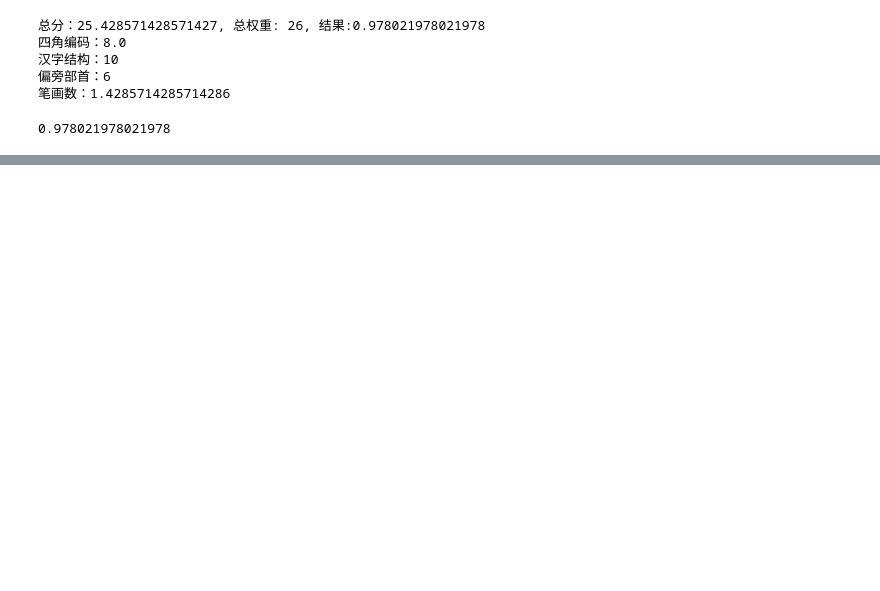
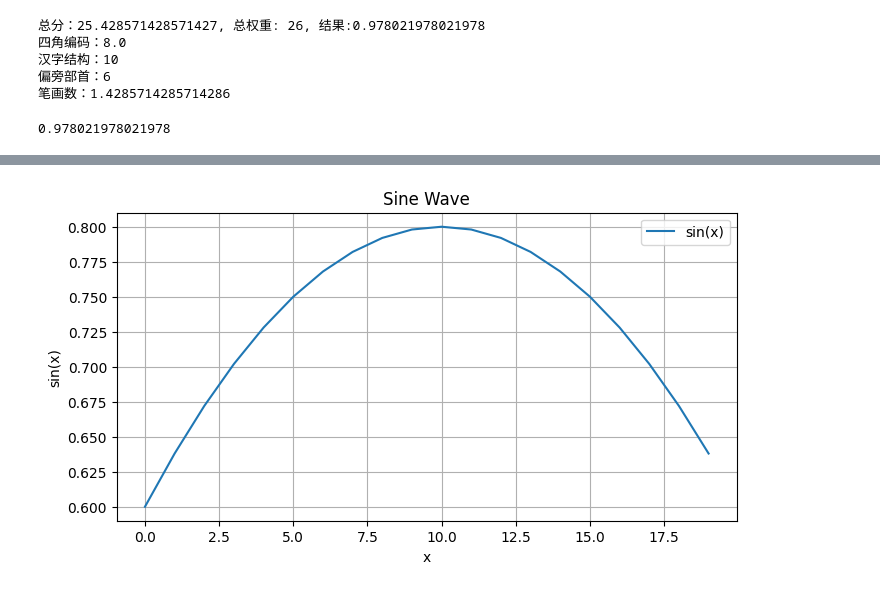
Before and after one commit to FocueAI/CLI2P, a Jupyter notebook: tools/expore/基于字形的中文相似度数据增强.ipynb, the cells around one changed output, grey strips where cells are left out. Cells and saved outputs as stored; diff of their text form; code cells hidden in the pictures; blank space fills up the shorter version.

```diff
--- a/tools/expore/基于字形的中文相似度数据增强.ipynb
+++ b/tools/expore/基于字形的中文相似度数据增强.ipynb
@@ -156,0 +145,7 @@ model.hanzijiegouDict
+# %%
+new_dict = {}
+for hanzi_str, index in model.hanzijiegouDict.items():
+    # print(f'hanzi_str:{hanzi_str},index:{index}')
+    if index not in list(new_dict.keys()):
+        new_dict[index] = []
+    new_dict[index].append(hanzi_str)
@@ -156,0 +281,56 @@ model.hanzijiegouDict
+# %%
+# 构建抛物线方程，确定在一个句子中，不同位置的字符被删除的概率!!!
+import numpy as np
+import matplotlib.pyplot as plt
+
+def delete_prob(index, length, mid_prob=0.8, endpoint_prob=0.6):
+    def parabola_points(y1, y2, y3, x1, x2, x3):
+        """ 根据3点坐标, 确定一个抛物线方程系数 """
+        # 构建矩阵方程 Ax = b
+        A = np.array([
+            [x1**2, x1, 1],
+            [x2**2, x2, 1],
+            [x3**2, x3, 1]
+        ])
+        b = np.array([y1, y2, y3])
+        # 解线性方程组
+        a, b, c = np.linalg.solve(A, b)
+        return a, b, c
+
+    def parabola_function(x, a, b, c):
+        """ 有抛物线的方程系数，确定抛物线方程 """
+        return a * x**2 + b * x + c
+
+    left_point_x, left_point_y = 0, endpoint_prob
+    mid_point_x, mid_point_y = length/2, mid_prob
+    right_point_x, right_point_y = length, endpoint_prob
+
+    a, b, c = parabola_points(left_point_y, mid_point_y, right_point_y, left_point_x, mid_point_x, right_point_x)
+    # print(f"抛物线方程参数: a={a}, b={b}, c={c}")
+
+    y_value = parabola_function(index, a, b, c)
+    return y_value
+
+
+x = [i for i in range(20)]
+y = [ delete_prob(i, len(x)) for i in x]
+
+# 创建图形
+plt.figure(figsize=(8, 4))  # 设置图形的大小
+plt.plot(x, y, label='sin(x)')  # 绘制曲线
+
+# 添加标题和标签
+plt.title('Sine Wave')  # 图形标题
+plt.xlabel('x')  # x轴标签
+plt.ylabel('sin(x)')  # y轴标签
+
+# 添加图例
+plt.legend()
+
+# 显示网格
+plt.grid(True)
+
+# 显示图形
+plt.show()
+# %% [output]
+[figure, added]
```
Also changed, not shown: parts of 10 cells of this notebook, 3 other files.
